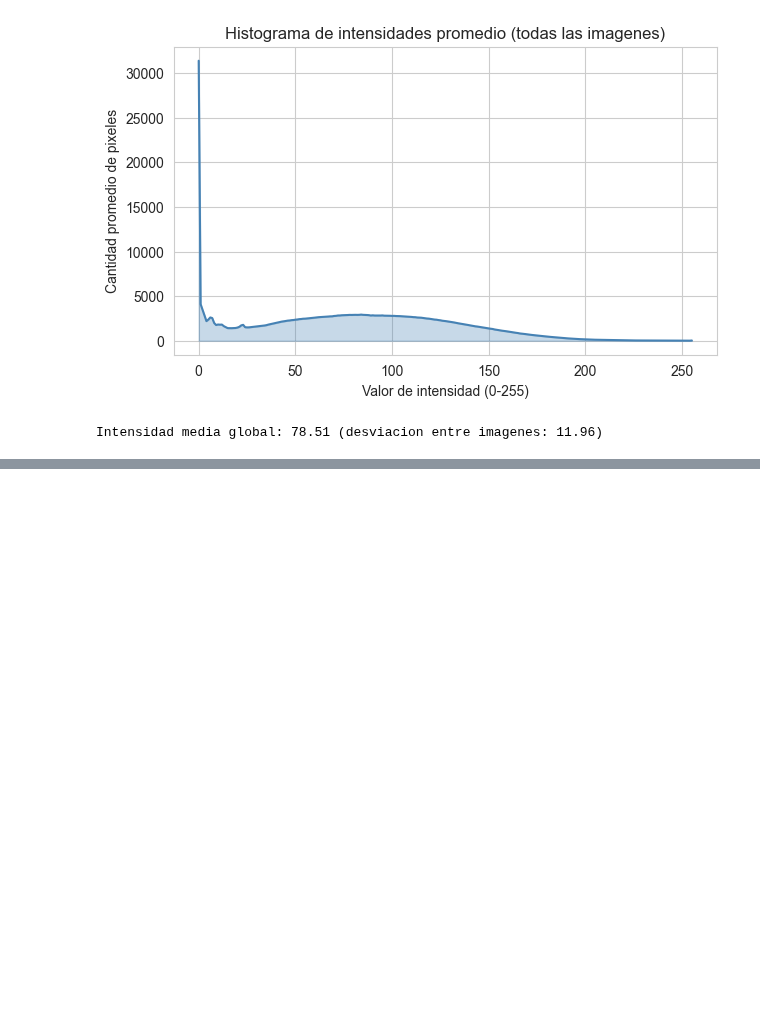
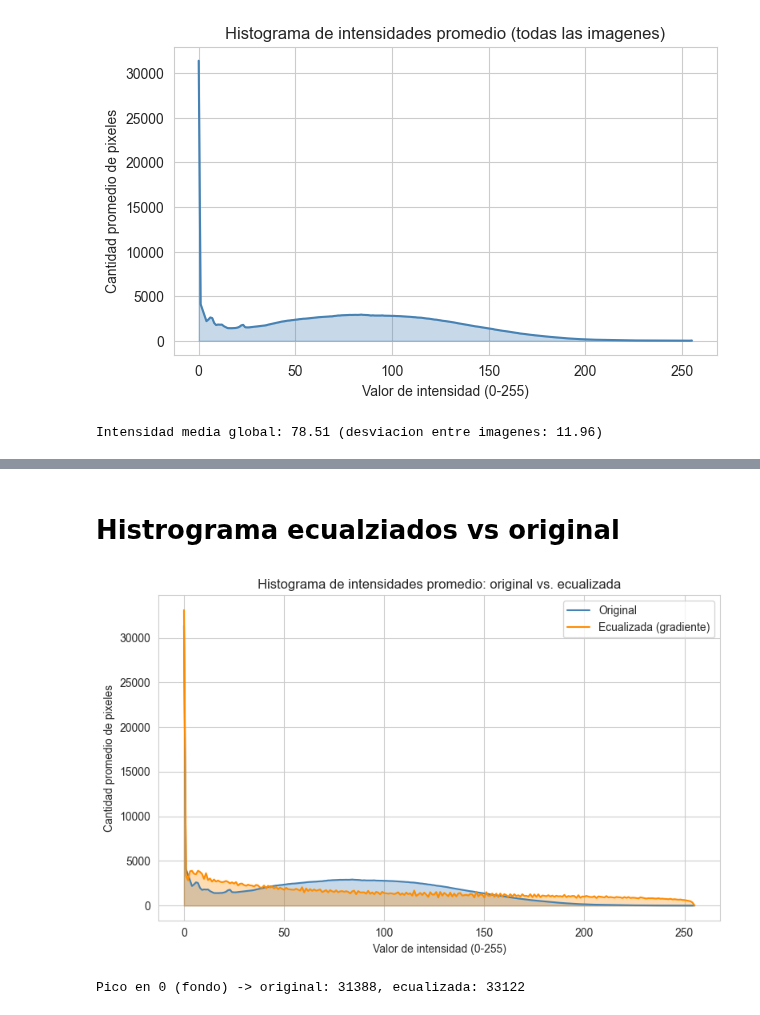
Before and after one commit to MarioPuche2002/HipSegmentation, a Jupyter notebook: notebooks/eda_segmentation.ipynb, the cells around one changed output, grey strips where cells are left out. Drawn from its saved outputs; the diff is of its cells as text; code cells hidden in the pictures; blank space fills up the shorter version.

```diff
--- a/notebooks/eda_segmentation.ipynb
+++ b/notebooks/eda_segmentation.ipynb
@@ -256,0 +310,30 @@ Intensidad media global: 78.51 (desviacion entre imagenes: 11.96)
+# %% [markdown]
+# Histrograma ecualziados vs original
+# %%
+def compute_avg_intensity_histogram_equalized(filepaths, bins=256):
+    hist_accum = np.zeros(bins)
+    for fp in filepaths:
+        img = np.array(Image.open(fp).convert("L"))
+        eq = gradient_weighted_equalize(img)
+        hist, _ = np.histogram(eq.ravel(), bins=bins, range=(0, 255))
+        hist_accum += hist
+    return hist_accum / len(filepaths)
+
+avg_hist_equalized = compute_avg_intensity_histogram_equalized(valid["img_filepath"].tolist())
+
+fig, ax = plt.subplots(figsize=(8, 5))
+ax.plot(avg_hist, color="steelblue", label="Original")
+ax.fill_between(range(256), avg_hist, alpha=0.3, color="steelblue")
+ax.plot(avg_hist_equalized, color="darkorange", label="Ecualizada (gradiente)")
+ax.fill_between(range(256), avg_hist_equalized, alpha=0.3, color="darkorange")
+ax.set_xlabel("Valor de intensidad (0-255)")
+ax.set_ylabel("Cantidad promedio de pixeles")
+ax.set_title("Histograma de intensidades promedio: original vs. ecualizada")
+ax.legend()
+plt.tight_layout()
+plt.show()
+
+print(f"Pico en 0 (fondo) -> original: {avg_hist[0]:.0f}, ecualizada: {avg_hist_equalized[0]:.0f}")
+# %% [output]
+[figure, added]
+Pico en 0 (fondo) -> original: 31388, ecualizada: 33122
```
Also changed, not shown: parts of 7 cells of this notebook.
